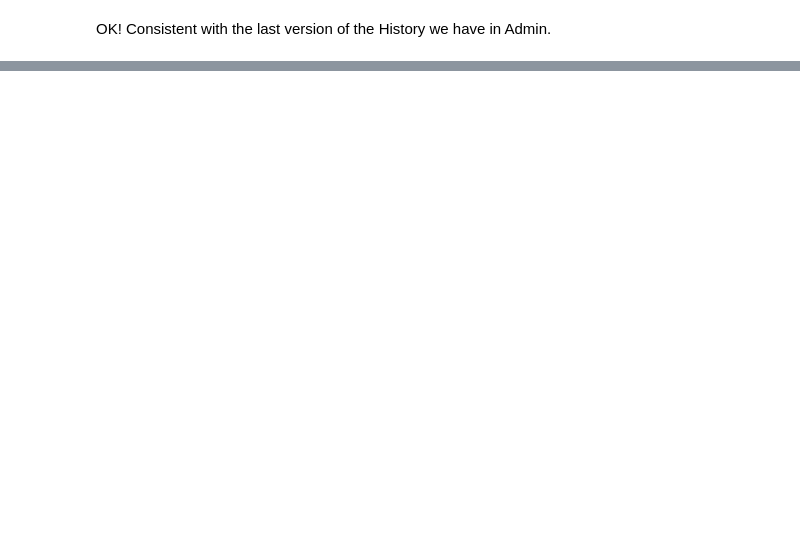
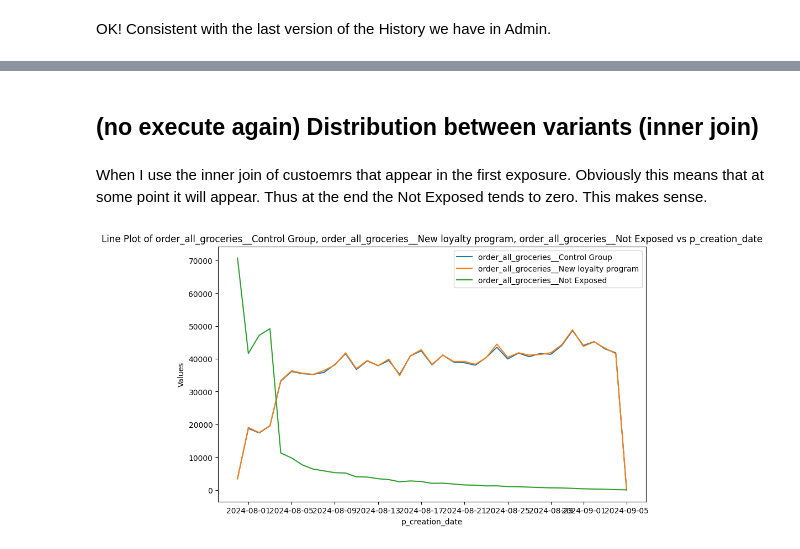
Before and after one commit to JordiCremades4444/central-node, a Jupyter notebook: notebooks/990_2024_6_loyaltycards/loyaltycards_analysis.ipynb, the cells around one changed output, grey strips where cells are left out. Drawn from its saved outputs; the diff is of its cells as text; code cells hidden in the pictures; blank space fills up the shorter version.

Commit message:
new version of lc analysis minimalist version

```diff
--- a/notebooks/990_2024_6_loyaltycards/loyaltycards_analysis.ipynb
+++ b/notebooks/990_2024_6_loyaltycards/loyaltycards_analysis.ipynb
@@ -438,0 +144,21 @@ merged
+# %%
+START_DATE = "'2024-07-31'"
+END_DATE = "'2024-09-10'"
+PREVIOUS_DAYS_START_DATE = '-30'
+
+params = [
+    {'name':'start_date', 'value': str(START_DATE)},
+    {'name':'end_date', 'value': str(END_DATE)},
+    {'name':'previous_days_start_date', 'value': PREVIOUS_DAYS_START_DATE},
+]
+
+q.prepare_query(
+    'lc_analysis/lc_metrics.sql'
+    ,params=params
+    ,to_load_file=None
+    ,load_from_to_load_file=None
+)
+
+df  = q.query_run_starburst()
+
+df
@@ -438,0 +179,22 @@ merged
+# %% [markdown]
+## (no execute again) Distribution between variants (inner join)
+# %% [markdown]
+When I use the inner join of custoemrs that appear in the first exposure. Obviously this means that at some point it will
+appear. Thus at the end the Not Exposed tends to zero. This makes sense.
+# %%
+# Pivot by variant
+df_pivoted = df.pivot(index='p_creation_date', columns='variant', values=['order_all_groceries','customers_all_groceries','gmv_delivered_all_groceries'])
+
+# Flatten the multiindex columns
+df_pivoted.columns = [f'{col[0]}__{col[1]}' for col in df_pivoted.columns]
+
+# Reset index to make p_creation_date a regular column
+df_pivoted = df_pivoted.reset_index()
+
+v = dataframe_visualizer.DataFrameVisualizer(df_pivoted)
+v.multiple_variable_lineplot(
+    'p_creation_date'
+    ,['order_all_groceries__Control Group', 'order_all_groceries__New loyalty program', 'order_all_groceries__Not Exposed']
+)
+# %% [output]
+[figure, added]
```
Also changed, not shown: parts of 83 cells of this notebook, 1 other file.
